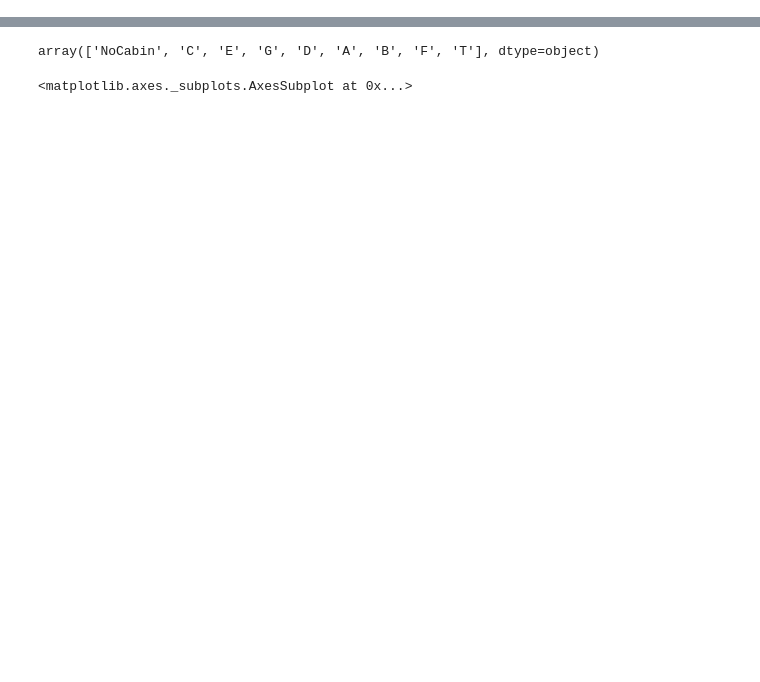
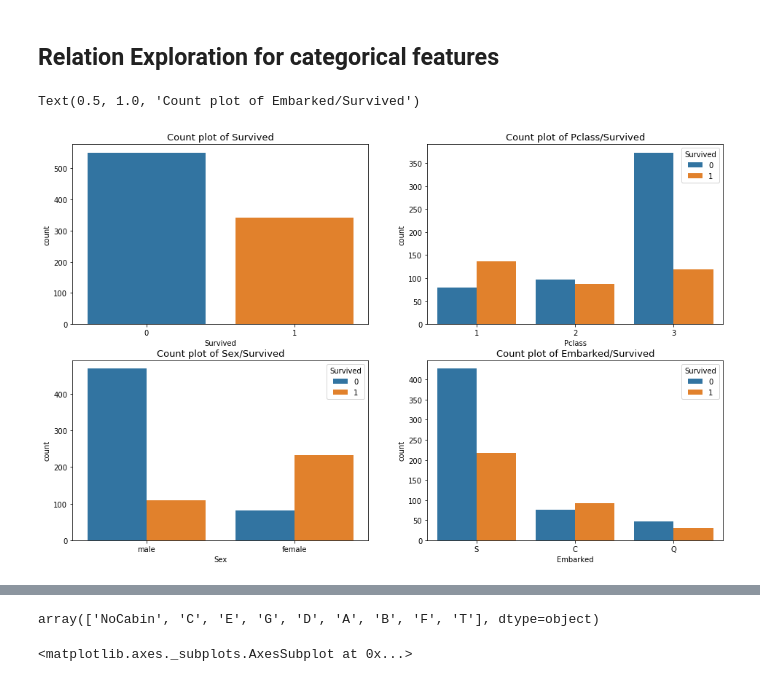
Before and after one commit to theryanlin/Kaggle-n-Practice, a Jupyter notebook: Titanic.ipynb, the cells around one changed output, grey strips where cells are left out. Cells and saved outputs as stored; diff of their text form; code cells hidden in the pictures; blank space fills up the shorter version.

```diff
--- a/Titanic.ipynb
+++ b/Titanic.ipynb
@@ -301,0 +73,23 @@ plt.show()
+# %% [markdown]
+## Relation Exploration for categorical features
+# %%
+fig, ax = plt.subplots(nrows=2, ncols=2, figsize=(16, 10))
+
+# Count plot of Survived
+sns.countplot(train['Survived'], ax=ax[0][0])
+ax[0][0].set_title('Count plot of Survived', fontsize=13)
+
+# Count plot of Pclass/Survived
+sns.countplot(train['Pclass'], hue=train['Survived'], ax=ax[0][1])
+ax[0][1].set_title('Count plot of Pclass/Survived', fontsize=13)
+
+# Count plot of Sex/Survived
+sns.countplot(train['Sex'], hue=train['Survived'], ax=ax[1][0])
+ax[1][0].set_title('Count plot of Sex/Survived', fontsize=13)
+
+#scatter plot grlivarea/saleprice
+sns.countplot(train['Embarked'], hue=train['Survived'], ax=ax[1][1])
+ax[1][1].set_title('Count plot of Embarked/Survived', fontsize=13)
+# %% [output]
+Text(0.5, 1.0, 'Count plot of Embarked/Survived')
+[figure, added]
```
Also changed, not shown: parts of 82 cells of this notebook, 4 other files.
